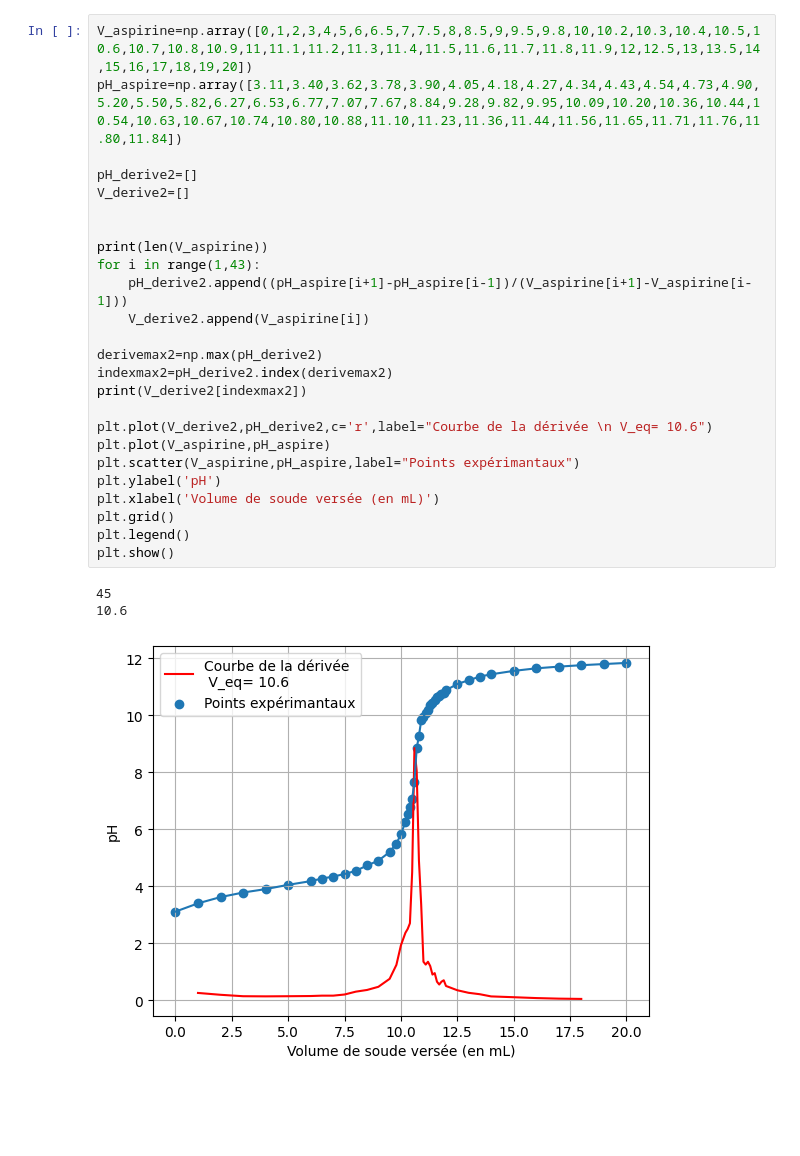
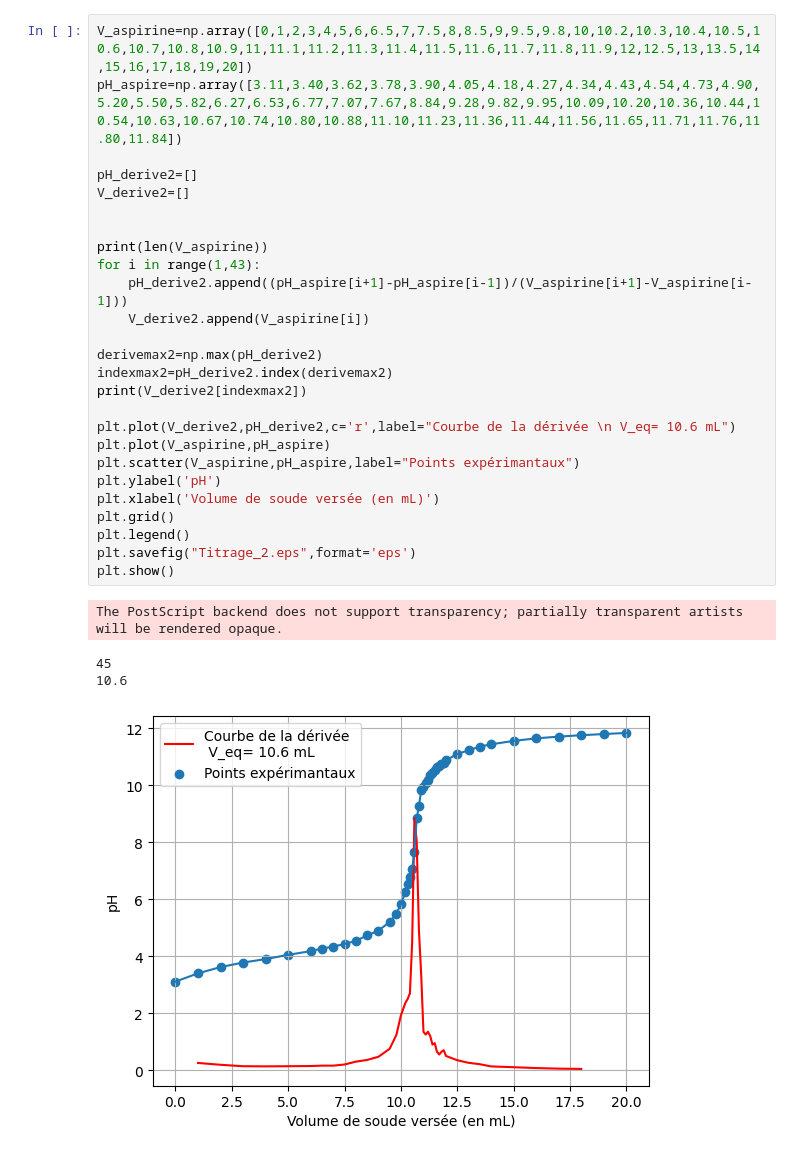
Before and after one commit to Duffy-y/TP-Saclay, a Jupyter notebook: Solutions_TP1/TP1-Solution.ipynb, the cells around one changed output. Saved outputs shown, nothing was run; the diff lists cells and outputs as text; blank space fills up the shorter version.

```diff
--- a/Solutions_TP1/TP1-Solution.ipynb
+++ b/Solutions_TP1/TP1-Solution.ipynb
@@ -34,29 +35,31 @@ plt.show()
 # %%
 V_aspirine=np.array([0,1,2,3,4,5,6,6.5,7,7.5,8,8.5,9,9.5,9.8,10,10.2,10.3,10.4,10.5,10.6,10.7,10.8,10.9,11,11.1,11.2,11.3,11.4,11.5,11.6,11.7,11.8,11.9,12,12.5,13,13.5,14,15,16,17,18,19,20])
 pH_aspire=np.array([3.11,3.40,3.62,3.78,3.90,4.05,4.18,4.27,4.34,4.43,4.54,4.73,4.90,5.20,5.50,5.82,6.27,6.53,6.77,7.07,7.67,8.84,9.28,9.82,9.95,10.09,10.20,10.36,10.44,10.54,10.63,10.67,10.74,10.80,10.88,11.10,11.23,11.36,11.44,11.56,11.65,11.71,11.76,11.80,11.84])
 
 pH_derive2=[]
 V_derive2=[]
 
 
 print(len(V_aspirine))
 for i in range(1,43):
     pH_derive2.append((pH_aspire[i+1]-pH_aspire[i-1])/(V_aspirine[i+1]-V_aspirine[i-1]))
     V_derive2.append(V_aspirine[i])
 
 derivemax2=np.max(pH_derive2)
 indexmax2=pH_derive2.index(derivemax2)
 print(V_derive2[indexmax2])
 
-plt.plot(V_derive2,pH_derive2,c='r',label="Courbe de la dérivée \n V_eq= 10.6")
+plt.plot(V_derive2,pH_derive2,c='r',label="Courbe de la dérivée \n V_eq= 10.6 mL")
 plt.plot(V_aspirine,pH_aspire)
 plt.scatter(V_aspirine,pH_aspire,label="Points expérimantaux")
 plt.ylabel('pH')
 plt.xlabel('Volume de soude versée (en mL)')
 plt.grid()
 plt.legend()
+plt.savefig("Titrage_2.eps",format='eps')
 plt.show()
 # %% [output]
-45
-10.6
+The PostScript backend does not support transparency; partially transparent artists will be rendered opaque.
+45
+10.6
-[figure, old version]
+[figure, new version]
```
Also changed, not shown: parts of 1 cell of this notebook, 2 other files.
